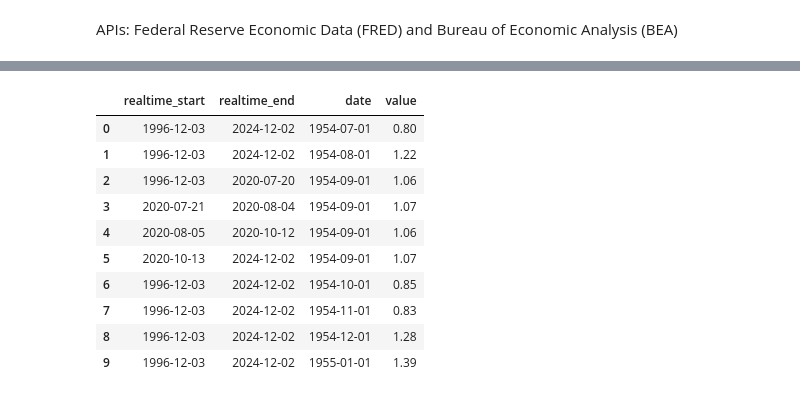
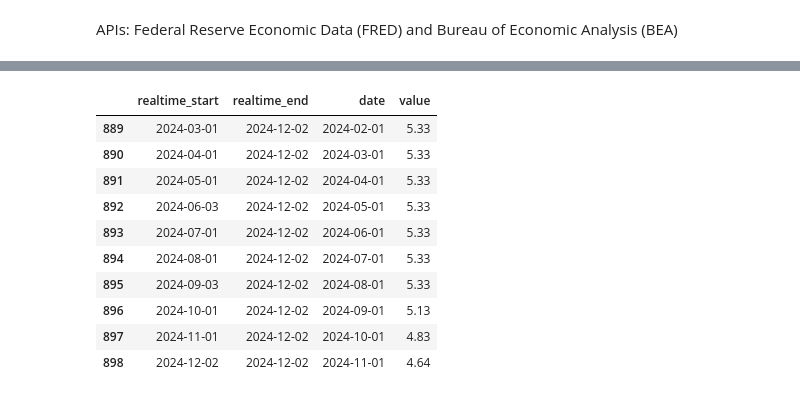
Before and after one commit to afrenchee/AI_BOOTCAMP_Group_Project_2, a Jupyter notebook: api_use.ipynb, the cells around one changed output, grey strips where cells are left out. Cells and saved outputs as stored; diff of their text form; code cells hidden in the pictures.

```diff
--- a/api_use.ipynb
+++ b/api_use.ipynb
@@ -62,18 +63,18 @@ bea_data = bea_response_data.json()
 # %%
 #In order to read and plot observations of data,
 #one must get the date and value nested inside of the json dictionary
 fred_df = pd.json_normalize(fred_data,'observations')
 
-fred_df.head(10)
+fred_df.tail(10)
 # %% [output]
 |  | realtime_start | realtime_end | date | value |
-| 0 | 1996-12-03 | 2024-12-02 | 1954-07-01 | 0.80 |
-| 1 | 1996-12-03 | 2024-12-02 | 1954-08-01 | 1.22 |
-| 2 | 1996-12-03 | 2020-07-20 | 1954-09-01 | 1.06 |
-| 3 | 2020-07-21 | 2020-08-04 | 1954-09-01 | 1.07 |
-| 4 | 2020-08-05 | 2020-10-12 | 1954-09-01 | 1.06 |
-| 5 | 2020-10-13 | 2024-12-02 | 1954-09-01 | 1.07 |
-| 6 | 1996-12-03 | 2024-12-02 | 1954-10-01 | 0.85 |
-| 7 | 1996-12-03 | 2024-12-02 | 1954-11-01 | 0.83 |
-| 8 | 1996-12-03 | 2024-12-02 | 1954-12-01 | 1.28 |
-| 9 | 1996-12-03 | 2024-12-02 | 1955-01-01 | 1.39 |
+| 889 | 2024-03-01 | 2024-12-02 | 2024-02-01 | 5.33 |
+| 890 | 2024-04-01 | 2024-12-02 | 2024-03-01 | 5.33 |
+| 891 | 2024-05-01 | 2024-12-02 | 2024-04-01 | 5.33 |
+| 892 | 2024-06-03 | 2024-12-02 | 2024-05-01 | 5.33 |
+| 893 | 2024-07-01 | 2024-12-02 | 2024-06-01 | 5.33 |
+| 894 | 2024-08-01 | 2024-12-02 | 2024-07-01 | 5.33 |
+| 895 | 2024-09-03 | 2024-12-02 | 2024-08-01 | 5.33 |
+| 896 | 2024-10-01 | 2024-12-02 | 2024-09-01 | 5.13 |
+| 897 | 2024-11-01 | 2024-12-02 | 2024-10-01 | 4.83 |
+| 898 | 2024-12-02 | 2024-12-02 | 2024-11-01 | 4.64 |
```
Also changed, not shown: parts of 17 cells of this notebook, 1 other file.
